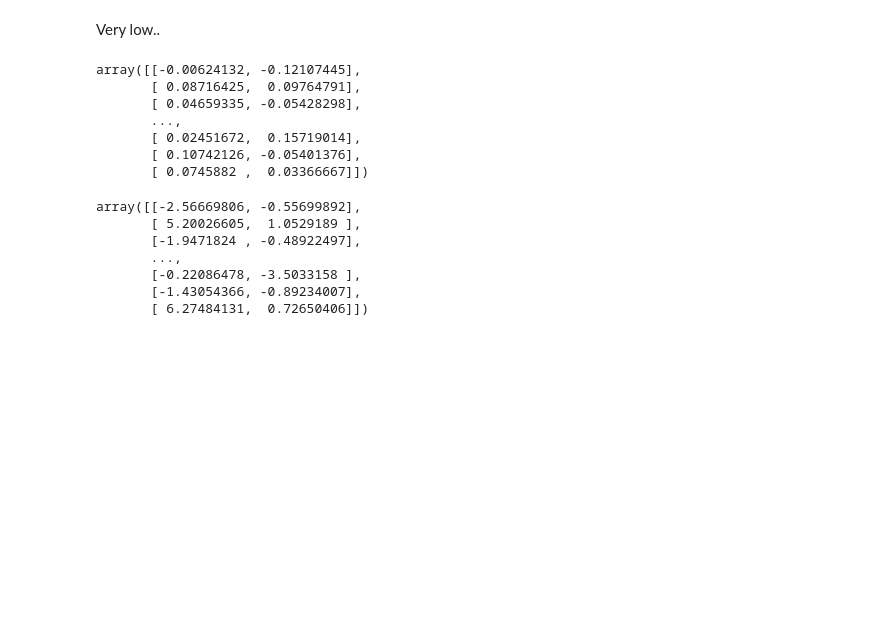
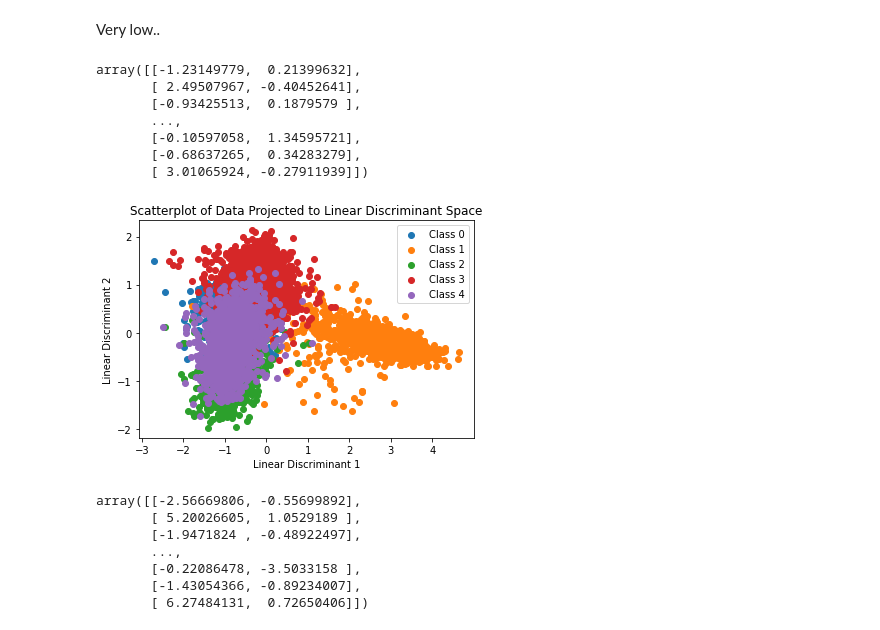
Before and after one commit to ChristianSneffeFleischer/MachineLearningExam, a Jupyter notebook: lda_tester.ipynb, the cells around one changed output. Cells and saved outputs as stored; diff of their text form; code cells hidden in the pictures; blank space fills up the shorter version.

```diff
--- a/lda_tester.ipynb
+++ b/lda_tester.ipynb
@@ -154,7 +152,7 @@ class MDA:
         m = X.shape[1] # Amount of features
 
         # Compute total mean of all samples
-        mu = np.mean(X, axis = 0)
+        mu = np.mean(X, axis = 0).reshape(m, 1) # Reshape to be vertical vector
 
         # Initiate within- and between-class scatter matrices as empty
         S_W = np.zeros((m, m))
@@ -164,16 +162,20 @@ class MDA:
         for label in class_labels:
 
             X_i = X[y == label] # Matrix of data points for class i
-            mu_i = np.mean(X_i, axis = 0) # Sample mean of class i
+            mu_i = np.mean(X_i, axis = 0).reshape(m, 1) # Sample mean of class i
 
-            # Update within-class scatter matrix using class observations and mean
-            # Use transpose first in matrix multiplation to maintain shape of S_W as (m, m)
-            S_W += np.dot((X_i - mu_i).T, X_i - mu_i)
+            # Initiate withing scatter matrix for class i as empty
+            S_i = np.zeros((m, m))
+            for row in X_i:
+                row = row.reshape(m, 1) # Reshape row to be vertical vector
+                S_i += np.dot(row - mu_i, (row - mu_i).T)
+
+            # Add scatter matrix of class i to within-class scatter matrix
+            S_W += S_i
 
             # Update between-class scatter matrix using amount of samples, as well as class and total means
-            # Use transpose first in matrix multiplation to maintain shape of S_B as (m, m)
             n_i = X_i.shape[0] # Amount of samples in class i
-            S_B += n_i * np.dot((mu_i - mu).T, mu_i - mu)
+            S_B += n_i * np.dot(mu_i - mu, (mu_i - mu).T)
 
         # Compute the inverse of the within-class scatter matrix
         S_W_inv = np.linalg.inv(S_W)
@@ -196,7 +198,7 @@ class MDA:
         normalized_eigenvectors = selected_eigenvectors / np.linalg.norm(selected_eigenvectors, axis = 0)
 
         # Project the data onto the normalized discriminant subspace
-        X_projected = np.dot(X, normalized_eigenvectors)
+        X_projected = np.dot(X, selected_eigenvectors)
 
         return X_projected
 # %%
@@ -205,13 +207,28 @@ X_projected = mda.fit_transform(X_train_scaled, y_train)
 # %%
 X_projected
 # %% [output]
-array([[-0.00624132, -0.12107445],
-       [ 0.08716425,  0.09764791],
-       [ 0.04659335, -0.05428298],
+array([[-1.23149779,  0.21399632],
+       [ 2.49507967, -0.40452641],
+       [-0.93425513,  0.1879579 ],
        ...,
-       [ 0.02451672,  0.15719014],
-       [ 0.10742126, -0.05401376],
-       [ 0.0745882 ,  0.03366667]])
+       [-0.10597058,  1.34595721],
+       [-0.68637265,  0.34283279],
+       [ 3.01065924, -0.27911939]])
+# %%
+class_labels = np.unique(y_train)
+
+# Create a scatter plot
+for idx, class_label in enumerate(class_labels):
+    class_data = X_projected[y_train == class_label]
+    fig = plt.scatter(class_data[:, 0], class_data[:, 1], label=f'Class {class_label}')
+
+plt.xlabel('Linear Discriminant 1')
+plt.ylabel('Linear Discriminant 2')
+plt.title('Scatterplot of Data Projected to Linear Discriminant Space')
+plt.legend()
+plt.show()
+# %% [output]
+[figure, added]
 # %%
 sklearn_MDA = LinearDiscriminantAnalysis(n_components = 2)
 sklearn_MDA.fit(X_train, y_train)
```
Also changed, not shown: parts of 10 cells of this notebook.
